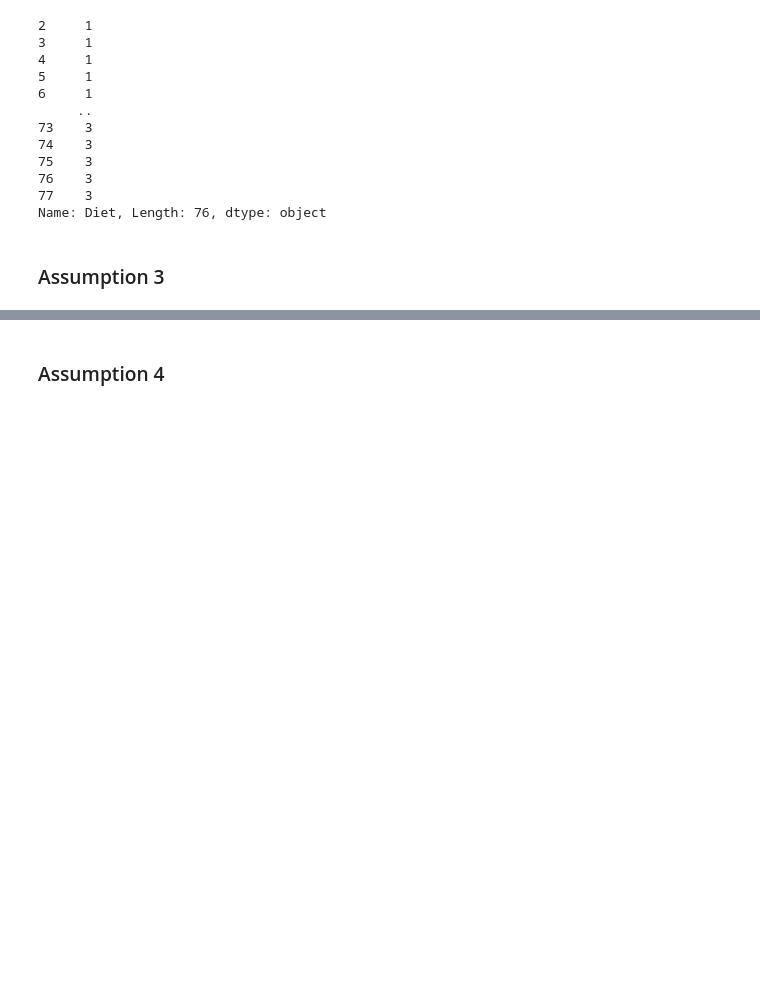
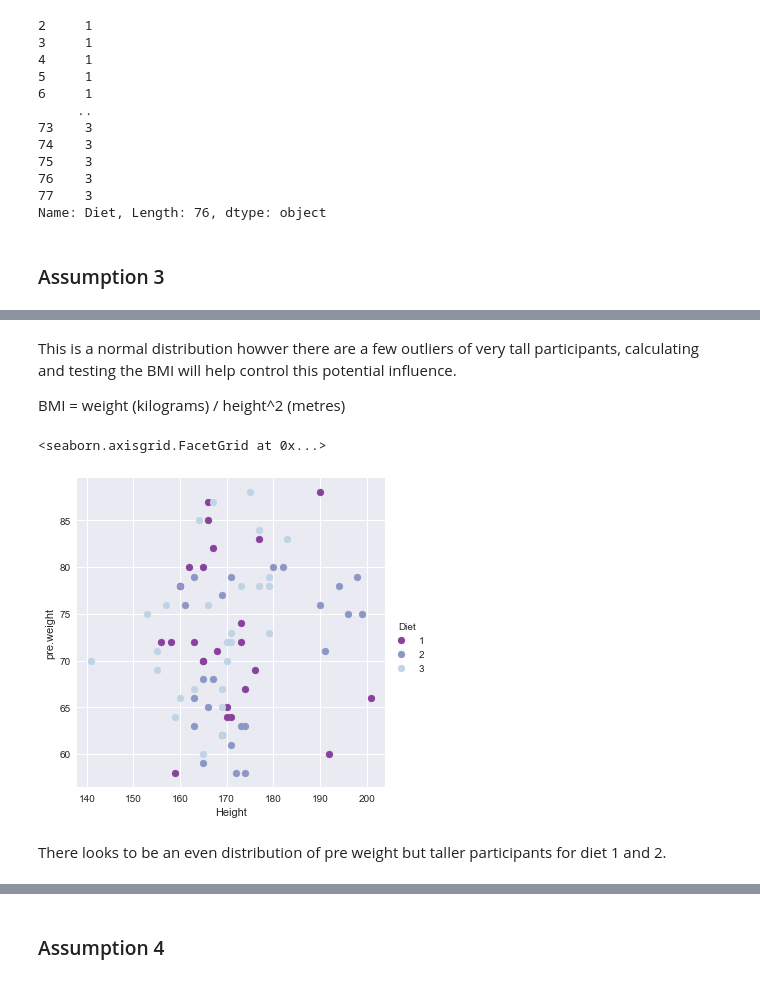
Before and after one commit to ShanePAustin/machine-learning-and-statistics, a Jupyter notebook: scipy-stats.ipynb, the cells around one changed output, grey strips where cells are left out. Cells and saved outputs as stored; diff of their text form; code cells hidden in the pictures; blank space fills up the shorter version.

```diff
--- a/scipy-stats.ipynb
+++ b/scipy-stats.ipynb
@@ -395,0 +426,11 @@ Name: Diet, Length: 76, dtype: object
+# %% [markdown]
+This is a normal distribution howver there are a few outliers of very tall participants, calculating and testing the BMI will help control this potential influence.
+
+BMI = weight (kilograms) / height^2 (metres)
+# %%
+sns.FacetGrid(df,hue="Diet", palette="BuPu_r", height=5).map(plt.scatter, "Height", "pre.weight" ).add_legend()
+# %% [output]
+<seaborn.axisgrid.FacetGrid at 0x...>
+[figure, added]
+# %% [markdown]
+There looks to be an even distribution of pre weight but taller participants for diet 1 and 2.
```
Also changed, not shown: parts of 56 cells of this notebook.
